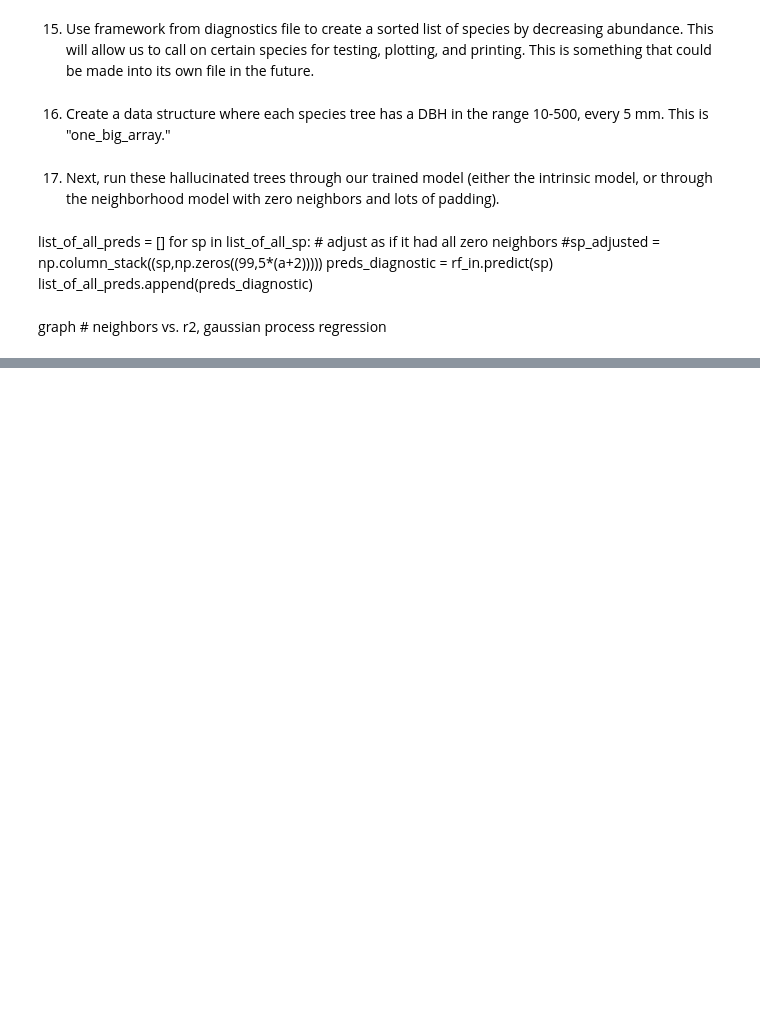
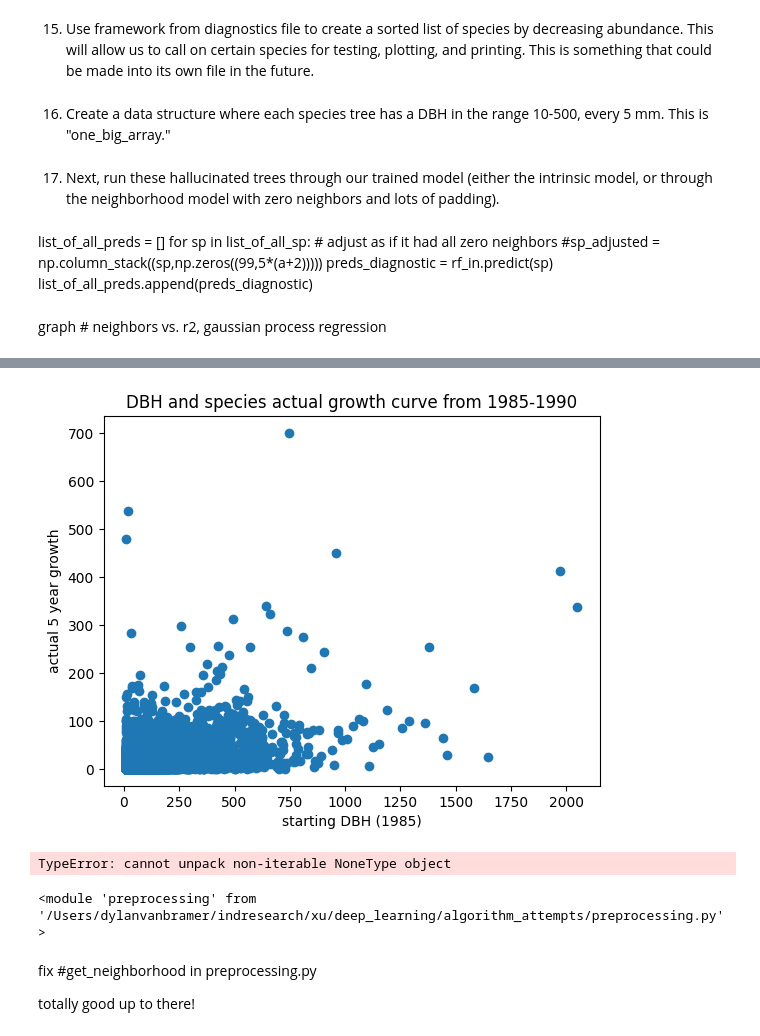
Before and after one commit to dylancvb/forest_learning, a Jupyter notebook: ensemble_model.ipynb, the cells around one changed output, grey strips where cells are left out. Cells and saved outputs as stored; diff of their text form; code cells hidden in the pictures; blank space fills up the shorter version.

```diff
--- a/ensemble_model.ipynb
+++ b/ensemble_model.ipynb
@@ -363,0 +413,20 @@ graph # neighbors vs. r2, gaussian process regression
+# %%
+mpl.scatter(X_test2[:,sp_num],y_test2)
+mpl.title("DBH and species actual growth curve from 1985-1990")
+mpl.xlabel("starting DBH (1985)")
+mpl.ylabel("actual 5 year growth")
+mpl.show()
+# %% [output]
+[figure, added]
+# %%
+feats3, labels3 = preprocessing.preparedata(feats, labels, sp_num, 3)
+# %% [output]
+TypeError: cannot unpack non-iterable NoneType object
+# %%
+importlib.reload(preprocessing)
+# %% [output]
+<module 'preprocessing' from '/Users/dylanvanbramer/indresearch/xu/deep_learning/algorithm_attempts/preprocessing.py'>
+# %% [markdown]
+fix #get_neighborhood in preprocessing.py
+
+totally good up to there!
```
Also changed, not shown: parts of 14 cells of this notebook, 1 other file.
